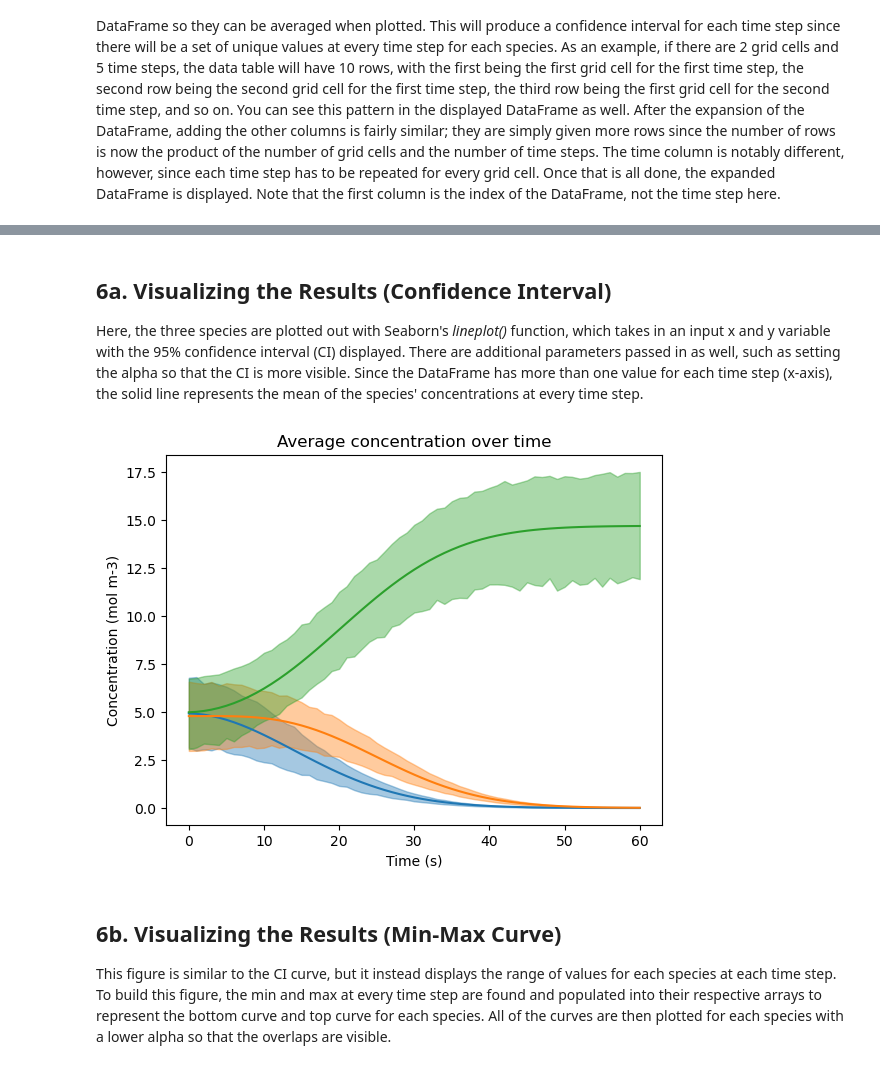
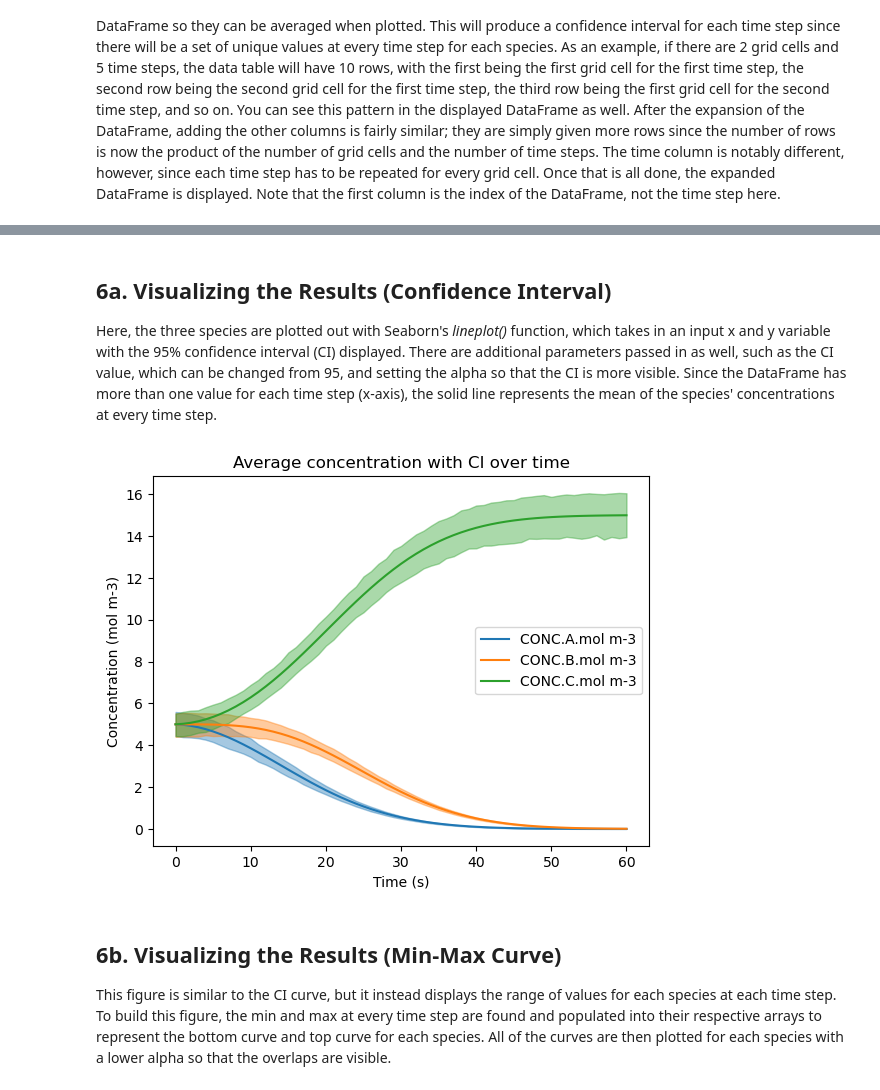
Before and after one commit to NCAR/music-box, a Jupyter notebook: tutorial/5. hypercube.ipynb, the cells around one changed output, grey strips where cells are left out. Drawn from its saved outputs; the diff is of its cells as text; code cells hidden in the pictures.

```diff
--- a/tutorial/5. hypercube.ipynb
+++ b/tutorial/5. hypercube.ipynb
@@ -58,7 +59,7 @@ mechanism = mc.Mechanism(
 
 solver = musica.MICM(mechanism = mechanism, solver_type = musica.SolverType.rosenbrock_standard_order)
 
-num_grid_cells = 10
+num_grid_cells = 100
 state = solver.create_state(num_grid_cells)
 # %% [markdown]
 ## 3. Creating and Scaling a Latin Hypercube Sampler
@@ -154,18 +155,19 @@ display(df_expanded)
 # %% [markdown]
 ## 6a. Visualizing the Results (Confidence Interval)
 Here, the three species are plotted out with Seaborn's <i>lineplot()</i> function, which takes in an input x and y variable with the 95% confidence interval (CI) displayed.</br>
-There are additional parameters passed in as well, such as setting the alpha so that the CI is more visible.</br>
+There are additional parameters passed in as well, such as the CI value, which can be changed from 95, and setting the alpha so that the CI is more visible.</br>
 Since the DataFrame has more than one value for each time step (x-axis), the solid line represents the mean of the species' concentrations at every time step.
 # %%
-sns.lineplot(data=df_expanded, x='time.s', y='CONC.A.mol m-3', errorbar=('ci', 95), err_kws={'alpha' : 0.4})
-sns.lineplot(data=df_expanded, x='time.s', y='CONC.B.mol m-3', errorbar=('ci', 95), err_kws={'alpha' : 0.4})
-sns.lineplot(data=df_expanded, x='time.s', y='CONC.C.mol m-3', errorbar=('ci', 95), err_kws={'alpha' : 0.4})
-plt.title('Average concentration over time')
+sns.lineplot(data=df_expanded, x='time.s', y='CONC.A.mol m-3', errorbar=('ci', 95), err_kws={'alpha' : 0.4}, label='CONC.A.mol m-3')
+sns.lineplot(data=df_expanded, x='time.s', y='CONC.B.mol m-3', errorbar=('ci', 95), err_kws={'alpha' : 0.4}, label='CONC.B.mol m-3')
+sns.lineplot(data=df_expanded, x='time.s', y='CONC.C.mol m-3', errorbar=('ci', 95), err_kws={'alpha' : 0.4}, label='CONC.C.mol m-3')
+plt.title('Average concentration with CI over time')
 plt.ylabel('Concentration (mol m-3)')
 plt.xlabel('Time (s)')
+plt.legend(loc='center right')
 plt.show()
 # %% [output]
-[figure, old version]
+[figure, new version]
 # %% [markdown]
 ## 6b. Visualizing the Results (Min-Max Curve)
 This figure is similar to the CI curve, but it instead displays the range of values for each species at each time step.</br>
```
Also changed, not shown: parts of 11 cells of this notebook, 1 other file.
